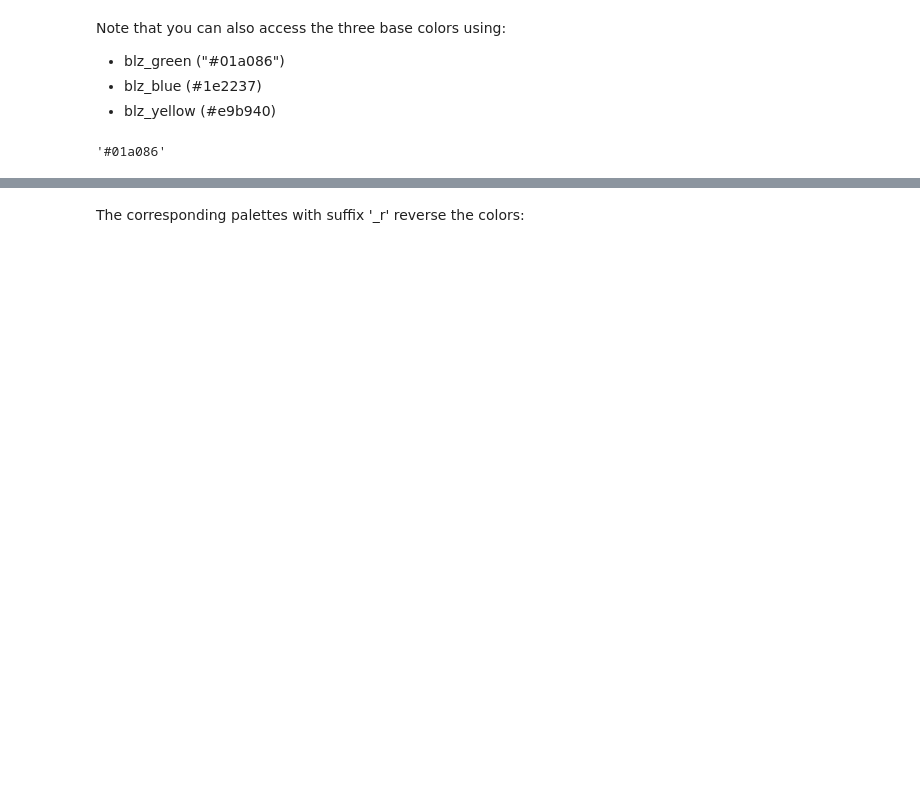
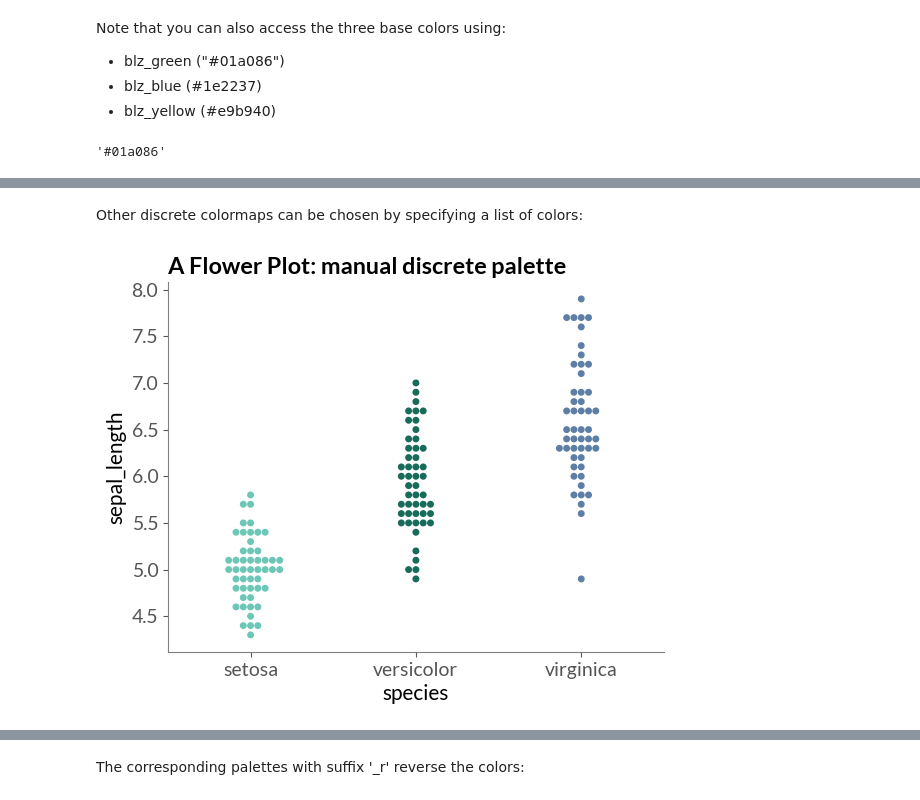
Before and after one commit to lizard-bio/nature-grade-visualization-playground, a Jupyter notebook: BioLizardStylePython/docs/example.ipynb, the cells around one changed output, grey strips where cells are left out. Saved outputs shown, nothing was run; the diff lists cells and outputs as text; code cells hidden in the pictures; blank space fills up the shorter version.

```diff
--- a/BioLizardStylePython/docs/example.ipynb
+++ b/BioLizardStylePython/docs/example.ipynb
@@ -123,0 +134,8 @@ Here an example illustrating how to use these palettes:
+# %% [markdown]
+Other discrete colormaps can be chosen by specifying a list of colors:
+# %%
+sns.swarmplot(x="species", y="sepal_length", hue ="species", data=data, palette=biolizard_paired_pal.colors)
+plt.title('A Flower Plot: manual discrete palette')
+plt.show()
+# %% [output]
+[figure, added]
```
Also changed, not shown: parts of 47 cells of this notebook, 3 other files.
